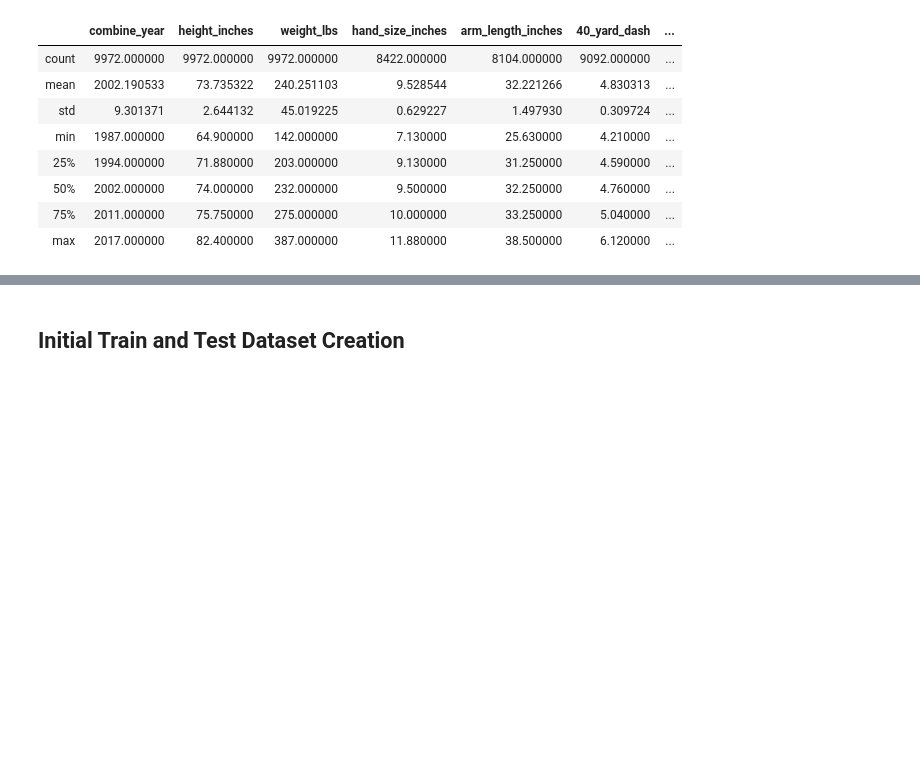
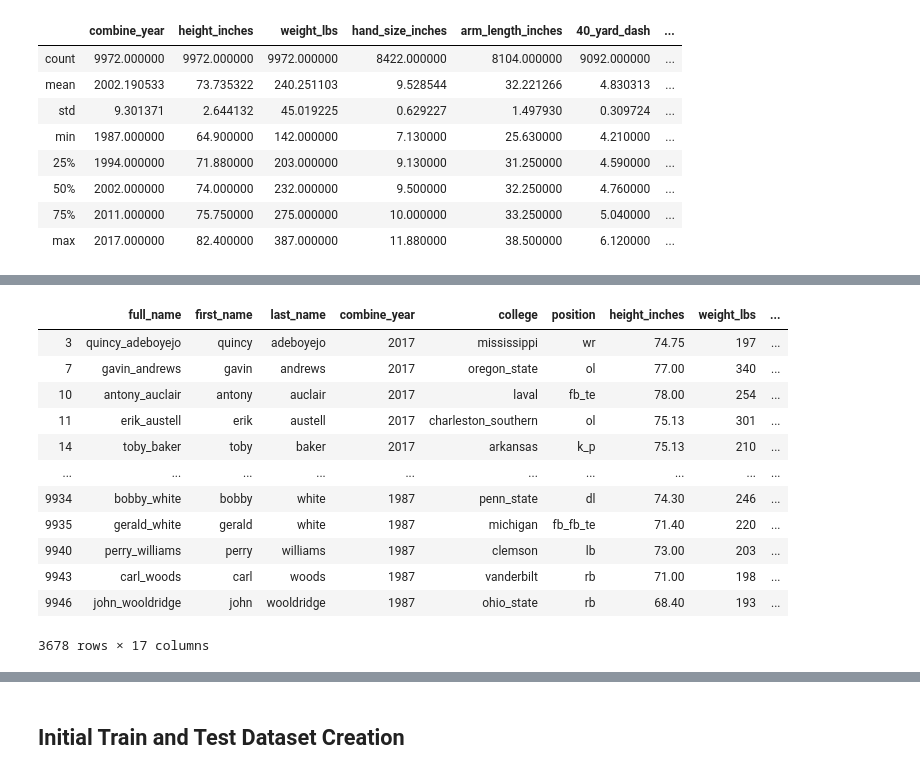
Before and after one commit to michaelpallante/nfl_combine_classification_modeling, a Jupyter notebook: notebooks/nfl_combine_eda.ipynb, the cells around one changed output, grey strips where cells are left out. Cells and saved outputs as stored; diff of their text form; code cells hidden in the pictures; blank space fills up the shorter version.

```diff
--- a/notebooks/nfl_combine_eda.ipynb
+++ b/notebooks/nfl_combine_eda.ipynb
@@ -189,0 +164,18 @@ dtype: int64
+# %%
+# players who attended the NFL combine but did not get drafted
+# 3678 NFL combine attendees out of 9972 went undrafted
+nfl_combine_df[~nfl_combine_df.full_name.isin(nfl_draft_df.full_name)]
+# %% [output]
+|  | full_name | first_name | last_name | combine_year | college | position | height_inches | weight_lbs | ... |
+| 3 | quincy_adeboyejo | quincy | adeboyejo | 2017 | mississippi | wr | 74.75 | 197 | ... |
+| 7 | gavin_andrews | gavin | andrews | 2017 | oregon_state | ol | 77.00 | 340 | ... |
+| 10 | antony_auclair | antony | auclair | 2017 | laval | fb_te | 78.00 | 254 | ... |
+| 11 | erik_austell | erik | austell | 2017 | charleston_southern | ol | 75.13 | 301 | ... |
+| 14 | toby_baker | toby | baker | 2017 | arkansas | k_p | 75.13 | 210 | ... |
+| ... | ... | ... | ... | ... | ... | ... | ... | ... | ... |
+| 9934 | bobby_white | bobby | white | 1987 | penn_state | dl | 74.30 | 246 | ... |
+| 9935 | gerald_white | gerald | white | 1987 | michigan | fb_fb_te | 71.40 | 220 | ... |
+| 9940 | perry_williams | perry | williams | 1987 | clemson | lb | 73.00 | 203 | ... |
+| 9943 | carl_woods | carl | woods | 1987 | vanderbilt | rb | 71.00 | 198 | ... |
+| 9946 | john_wooldridge | john | wooldridge | 1987 | ohio_state | rb | 68.40 | 193 | ... |
+3678 rows × 17 columns
```
Also changed, not shown: parts of 19 cells of this notebook, 2 other files.
